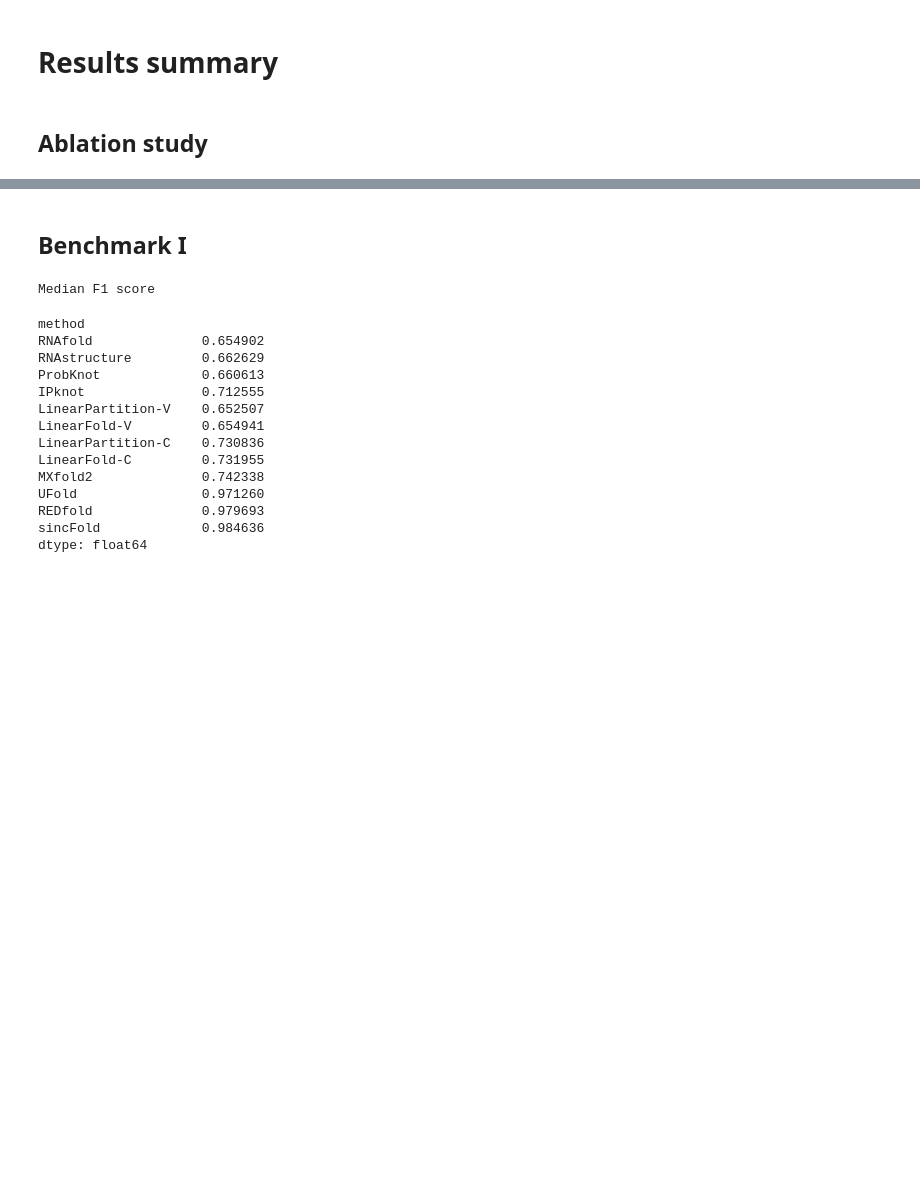
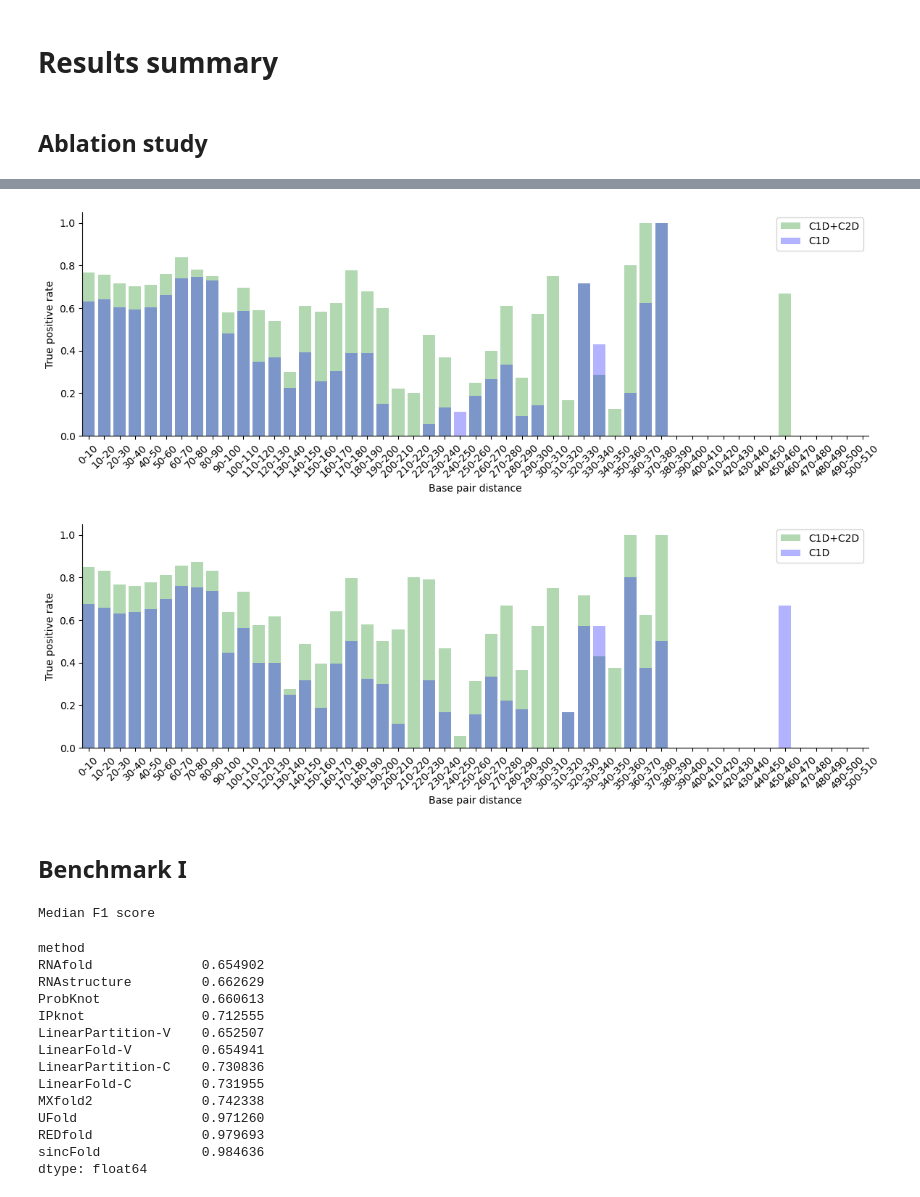
Before and after one commit to sinc-lab/sincFold, a Jupyter notebook: results/summary.ipynb, the cells around one changed output, grey strips where cells are left out. Cells and saved outputs as stored; diff of their text form; code cells hidden in the pictures; blank space fills up the shorter version.

```diff
--- a/results/summary.ipynb
+++ b/results/summary.ipynb
@@ -67,3 +68,47 @@ dtype: float64
+# %%
+bins = np.linspace(0, 510, 51+1)
+histn = {}
+for method in ["C1D", "R1D", "C1D+C2D", "C1D+R2D", "R1D+R2D"]:
+    method_summary = summary[summary.method==method]
+    tps = [] # true positives
+
+    for k in range(len(method_summary)):
+        for p in method_summary.iloc[k].ref:
+            tp = 1
+            if p not in json.loads(method_summary.iloc[k].folding): # strict error
+                tp = 0
+            tps.append([p[1]-p[0], tp])
+    tps = pd.DataFrame(tps, columns=["dist", "tp"])
+
+    h = []
+    for i in range(len(bins)-1):
+        nn = tps[(tps.dist>bins[i]) & (tps.dist<=bins[i+1])].tp.count()
+        tp = tps[(tps.dist>bins[i]) & (tps.dist<=bins[i+1]) &  (tps.tp==1)].tp.count()
+        if nn>0: h.append(tp/nn)
+        else: h.append(0)
+    histn[method] = h
+
+for m1, m2 in zip(["C1D", "R1D"], ["C1D+C2D", "R1D+R2D"]):
+    fig, ax = plt.subplots(figsize=(14,4))
+
+    strbins = []
+    for i in range(len(bins)-1):
+        strbins.append(str(int(bins[i])) + "-" + str(int(bins[i+1])))
+
+    plt.bar(x=strbins, height=histn[m2], color="g", alpha=0.3, label="C1D+C2D")
+    plt.bar(x=strbins, height=histn[m1], color="b", alpha=0.3, label="C1D")
+    plt.xticks(rotation = 45)
+    plt.ylabel("True positive rate")
+    plt.xlabel("Base pair distance")
+    plt.legend()
+
+    plt.autoscale(enable=True, axis='x', tight=True)
+    ax.spines[['right', 'top']].set_visible(False);
+
+    plt.savefig(f"distC_{m2}.pdf", bbox_inches='tight', transparent=False, pad_inches=0)
+# %% [output]
+[figure, added]
+[figure, added]
 # %% [markdown]
 ## Benchmark I
 # %%
```
Also changed, not shown: parts of 3 cells of this notebook.
